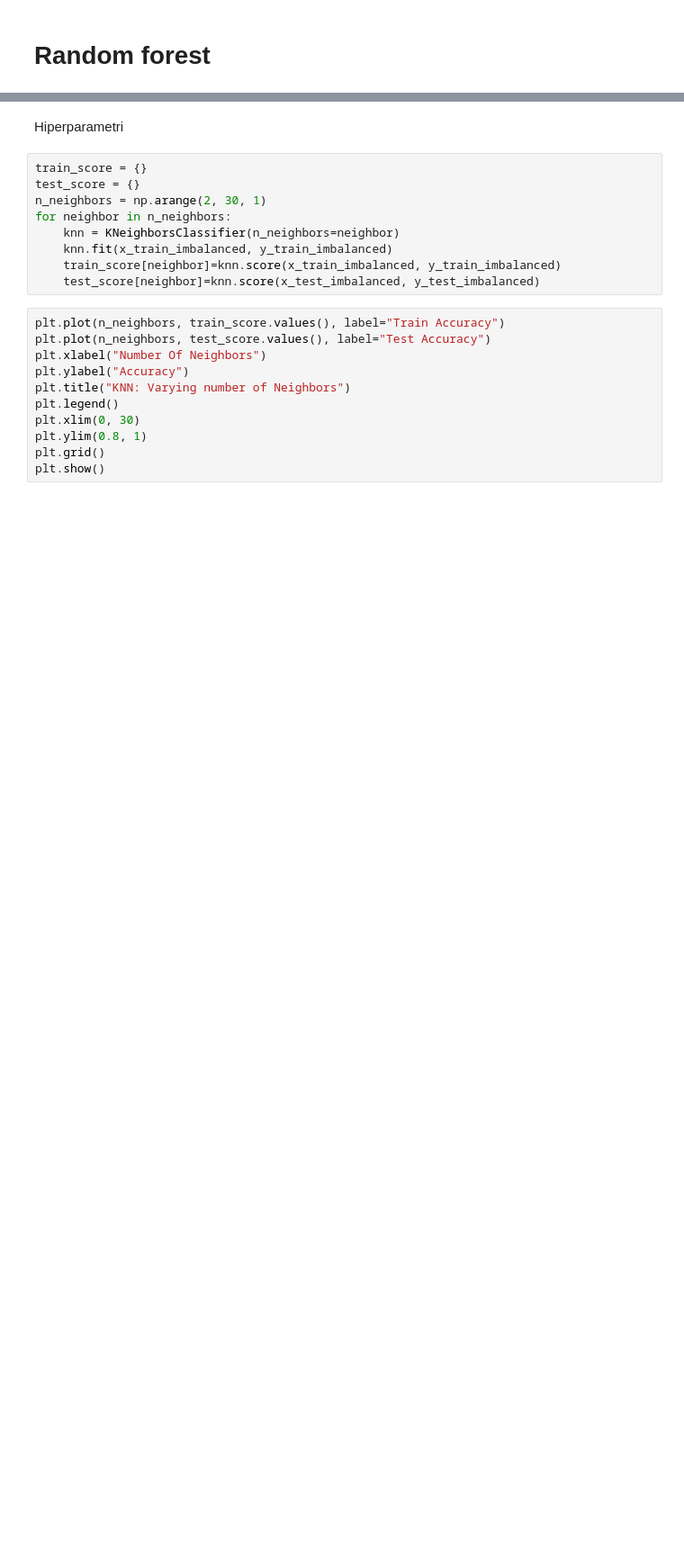
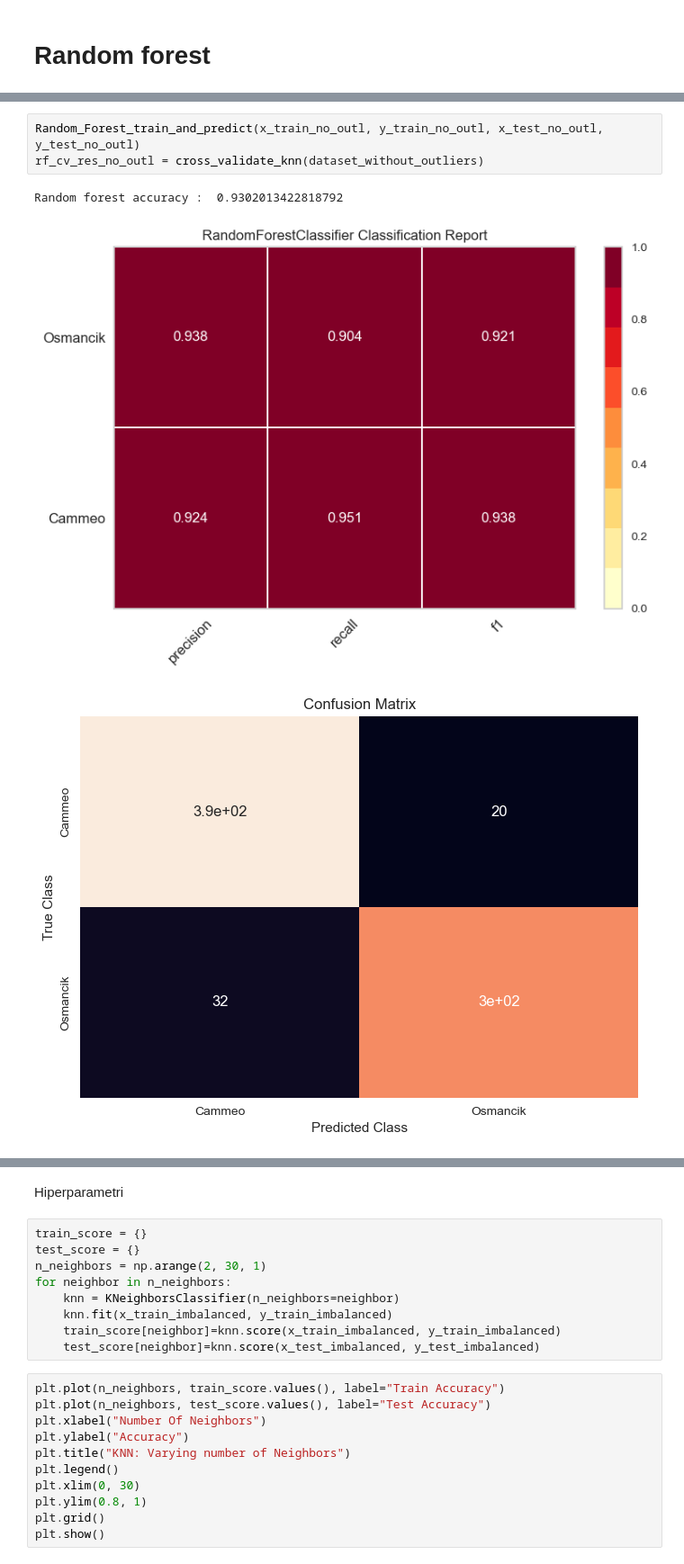
Before and after one commit to sanjamilenkovic/MachineLearning, a Jupyter notebook: ml_1/ml_1.ipynb, the cells around one changed output, grey strips where cells are left out. Shown at 90% size. Drawn from its saved outputs; the diff is of its cells as text; blank space fills up the shorter version.

```diff
--- a/ml_1/ml_1.ipynb
+++ b/ml_1/ml_1.ipynb
@@ -649,0 +653,7 @@ Random forest accuracy :  0.9186351706036745
+# %%
+Random_Forest_train_and_predict(x_train_no_outl, y_train_no_outl, x_test_no_outl, y_test_no_outl)
+rf_cv_res_no_outl = cross_validate_knn(dataset_without_outliers)
+# %% [output]
+Random forest accuracy :  0.9302013422818792
+[figure, added]
+[figure, added]
```
Also changed, not shown: parts of 13 cells of this notebook.
